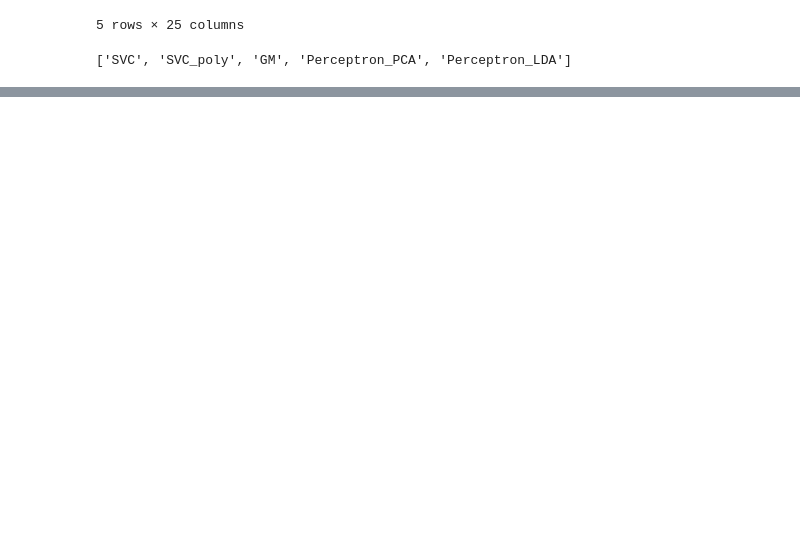
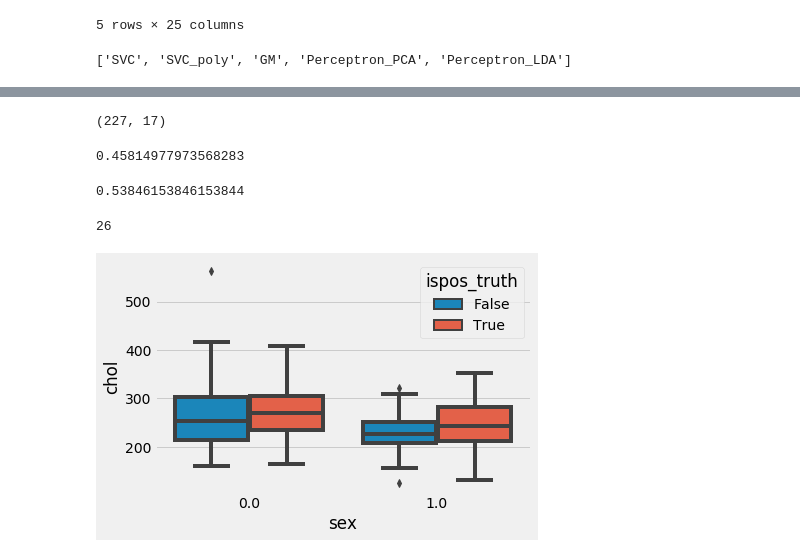
Before and after one commit to TychonautVII/heart_disease_dm, a Jupyter notebook: heart_disease/playground.ipynb, the cells around one changed output, grey strips where cells are left out. Cells and saved outputs as stored; diff of their text form; code cells hidden in the pictures; blank space fills up the shorter version.

```diff
--- a/heart_disease/playground.ipynb
+++ b/heart_disease/playground.ipynb
@@ -193,0 +319,21 @@ plt.show()
+# %%
+data_df.shape
+# %% [output]
+(227, 17)
+# %%
+np.sum(data_df['ispos_truth'])/data_df.shape[0]
+# %% [output]
+0.45814977973568283
+# %%
+np.sum(error_df['ispos_truth'])/error_df.shape[0]
+# %% [output]
+0.53846153846153844
+# %%
+error_df.shape[0]
+# %% [output]
+26
+# %%
+sns.boxplot(x="sex", y="chol", data=data_df, hue="ispos_truth")
+plt.show()
+# %% [output]
+[figure, added]
```
Also changed, not shown: parts of 52 cells of this notebook, 4 other files.
